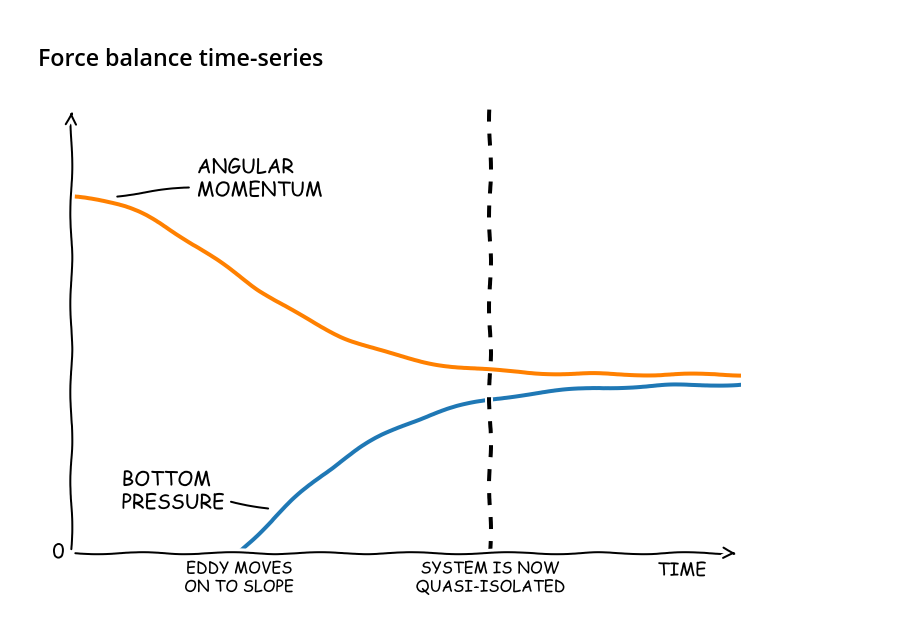
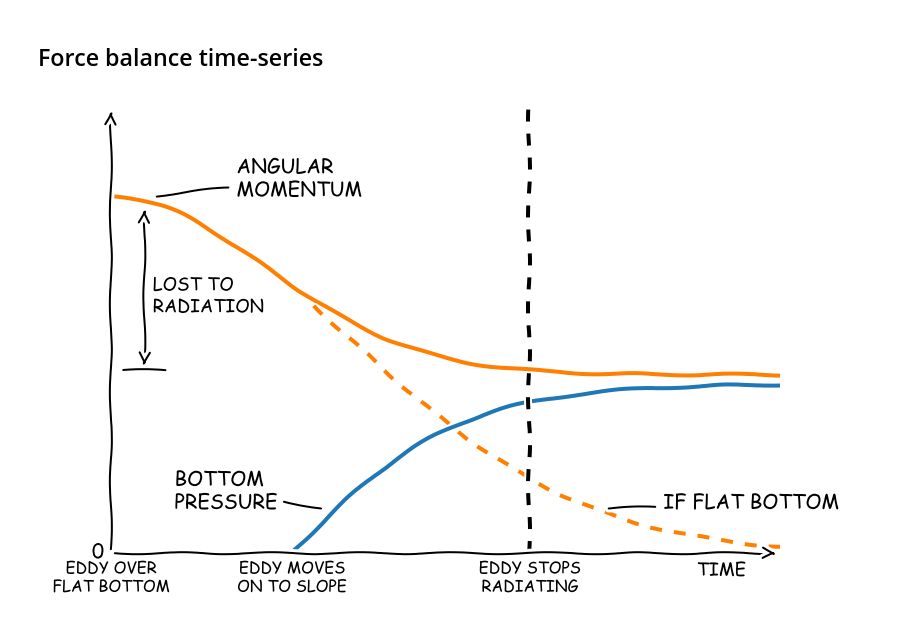
Before and after one commit to dcherian/xkcd-like-schematic, a Jupyter notebook: schematics.ipynb, the cells around one changed output. Drawn from its saved outputs; the diff is of its cells as text; code cells hidden in the pictures.

```diff
--- a/schematics.ipynb
+++ b/schematics.ipynb
@@ -15,46 +15,65 @@ mpl.rcParams['savefig.dpi'] = 2 * mpl.rcParams['savefig.dpi']
 # %%
 t = np.linspace(0,4,100)
 am = 2 + 2 * np.exp(-(t/1.3)**2)
-pbot = 1.9 * np.tanh(t-1)
+amflat = 4 * np.exp(-(t/2)**2)
+t0 = 1.08;
+pbot = 1.9 * np.tanh(t-t0)
+coloram = [1,0.5,0];
+colorbot = [0.12,0.47,0.71];
 
 with plt.xkcd():
     plt.figure()
     plt.hold(True)
-    plt.plot(t, am, color=[1,0.5,0])
-    plt.plot(t, pbot, color=[0.12,0.47,0.71])
+    plt.plot(t, am, color=coloram)
+    plt.plot(t[30:], amflat[30:],  color=coloram, linestyle='--')
+    plt.plot(t, pbot, color=colorbot)
     plt.ylim([0,5])
 
     # label axes
     ax = plt.gca()
     xtickloc = 2.5
-    plt.xticks([1, xtickloc])
+    plt.xticks([0, t0, xtickloc])
     plt.yticks([0])
     plt.axvline(xtickloc, color='k', linestyle='--')
     ax.xaxis.set_tick_params(top='off', bottom='off')
     ax.yaxis.set_tick_params(left='off', right='off')
-    ax.xaxis.set_ticklabels(['EDDY MOVES\nON TO SLOPE',
-                             'SYSTEM IS NOW\nQUASI-ISOLATED'], size=8)
+    ax.xaxis.set_ticklabels(['EDDY OVER\nFLAT BOTTOM',
+                             'EDDY MOVES\nON TO SLOPE',
+                             'EDDY STOPS\nRADIATING'], size=8)
+
+    # mark difference
+    #plt.axhline(4, color='k', linestyle='--')
+    plt.annotate('', xy=[0.2,am.max()-0.1],
+                    xytext=[0.2,am.min()+0.05],
+                     arrowprops=dict(arrowstyle='<->'))
+    plt.annotate('', xy=[0.05,am.min()+0.05],
+                    xytext=[0.35,am.min()+0.05],
+                     arrowprops=dict(arrowstyle='-'))
+
+    plt.text(0.25, 2.7, 'LOST TO\nRADIATION', size=9)
 
     # Easiest to draw axes as arrows using plt.annotate()
     plt.box(None)
     xlim = plt.xlim();
     ylim = plt.ylim();
     plt.annotate('', xy=[xlim[1],ylim[0]], xytext=[0,0],
                 arrowprops=dict(arrowstyle='->'))
     plt.annotate('', xy=[xlim[0],ylim[1]], xytext=[0,0],
                 arrowprops=dict(arrowstyle='->'))
 
     # fake x-axis label
     dx=0.5; dy=0.25;
     loc = [xlim[1]-dx, ylim[0]-dy];
     plt.text(loc[0], loc[1], 'TIME', size=9)
 
     # label lines
     plt.annotate('ANGULAR\nMOMENTUM', xy=[0.25,4], xytext=[0.75,4],
                 arrowprops=dict(arrowstyle='-'), size=10)
-    plt.annotate('BOTTOM\nPRESSURE', xy=[1.2,0.50], xytext=[0.3,0.5],
+    plt.annotate('BOTTOM\nPRESSURE', xy=[t0+0.2,0.50], xytext=[0.3+(t0-1),0.5],
+                arrowprops=dict(arrowstyle='-'), size=10)
+    plt.annotate('IF FLAT BOTTOM', xy=[2.95,0.50], xytext=[3.3,0.5],
                 arrowprops=dict(arrowstyle='-'), size=10)
 
-    plt.savefig('../images/force-schematic.png', bbox_inches='tight')
+plt.savefig('images/force-timeseries-schematic.png', bbox_inches='tight')
 # %% [output]
-[figure, old version]
+[figure, new version]
```
Also changed, not shown: parts of 1 cell of this notebook.
